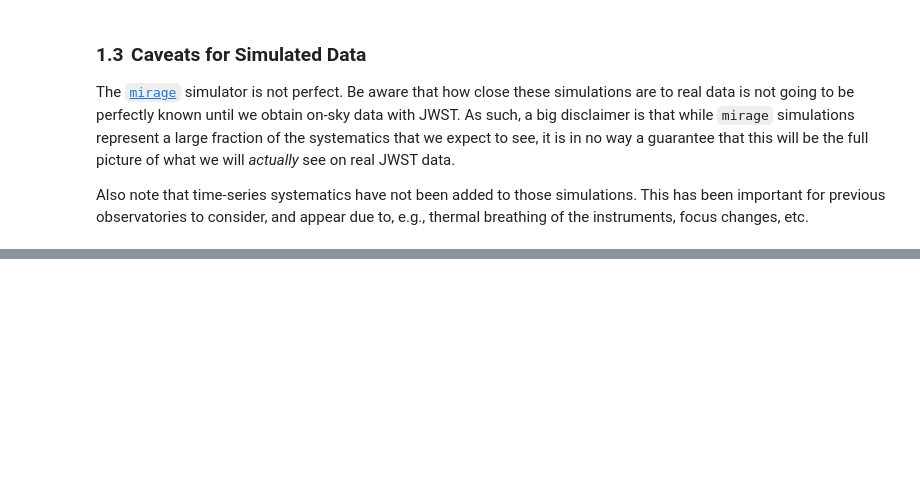
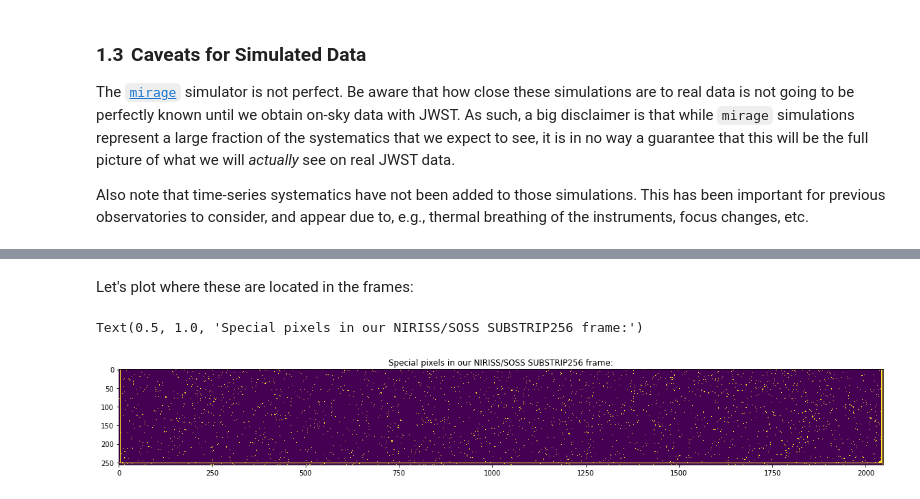
Before and after one commit to spacetelescope/jwebbinar_prep, a Jupyter notebook: tso_session/ExploringTSOProducts.ipynb, the cells around one changed output, grey strips where cells are left out. Drawn from its saved outputs; the diff is of its cells as text; code cells hidden in the pictures; blank space fills up the shorter version.

```diff
--- a/tso_session/ExploringTSOProducts.ipynb
+++ b/tso_session/ExploringTSOProducts.ipynb
@@ -118,0 +143,25 @@ Let's run the `saturation` and `linearity` steps:
+# %%
+# To get the bad pixels, we need to use the "pixeldq" which sets the general data quality for each pixel:
+dq_pixels = dq_results.pixeldq
+
+# Identify pixels which are NOT OK and are NOT reference pixels --- we call those "special" pixels:
+idx_special_pixels = np.where((dq_pixels != 0)&(dq_pixels != 2147483648))
+# %% [markdown]
+Let's plot where these are located in the frames:
+# %%
+# Let's plot these "special" pixels now:
+plt.figure(figsize=(20,5))
+
+# Extract a zero-array with the same shape as the original frames; use first group, first integration as reference:
+special_pixels = np.zeros(dq_results.data[0, 0, :, :].shape)
+
+# Identify "special" pixels as ones in this array (initially) zero-array:
+special_pixels[idx_special_pixels] = 1.
+
+# Plot them:
+im = plt.imshow(special_pixels, interpolation = 'None')
+im.set_clim(0,1)
+plt.title('Special pixels in our NIRISS/SOSS SUBSTRIP256 frame:')
+# %% [output]
+Text(0.5, 1.0, 'Special pixels in our NIRISS/SOSS SUBSTRIP256 frame:')
+[figure, added]
```
Also changed, not shown: parts of 53 cells of this notebook.
